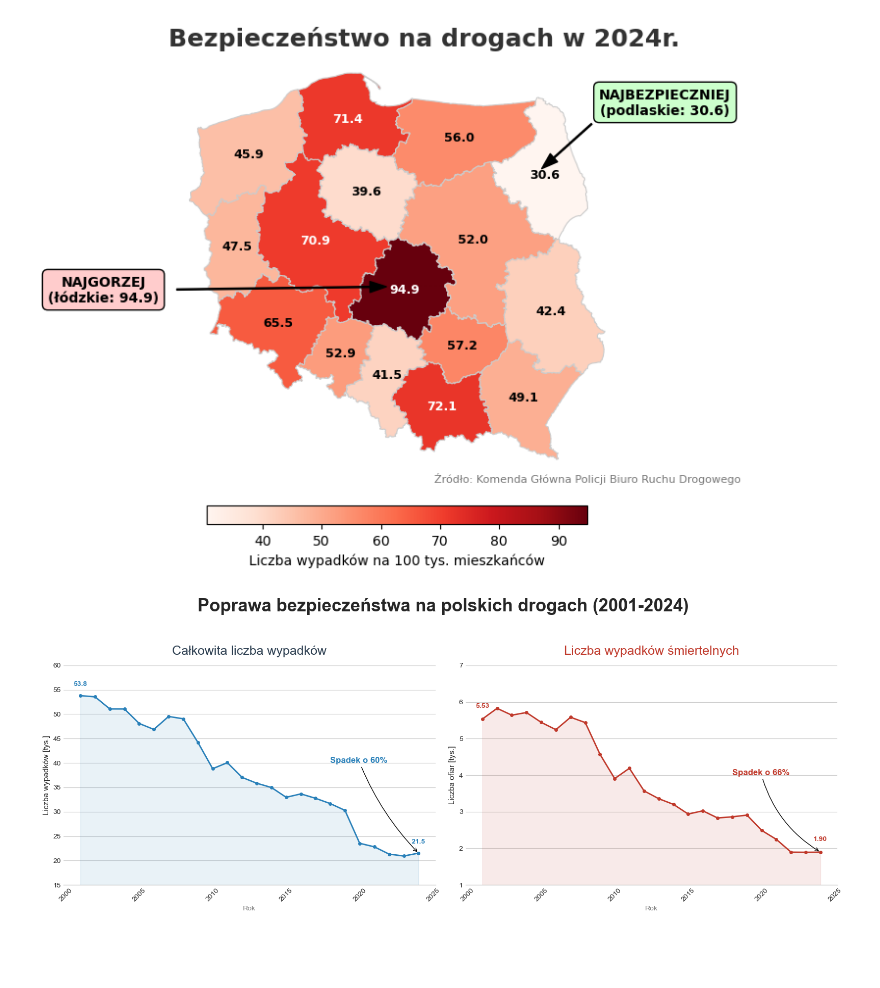
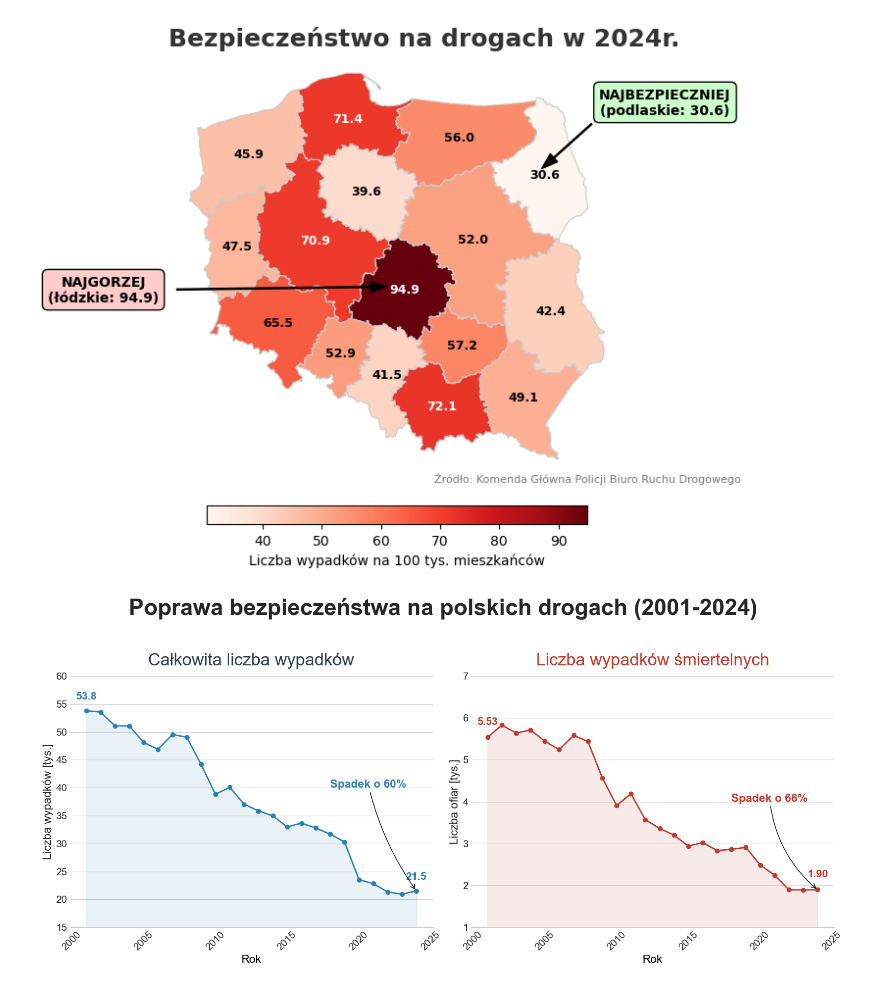
Before and after one commit to JankData/car-accidents-visualizations, a Jupyter notebook: notebooks/ProjektWizualizacja.ipynb, the cells around one changed output. Saved outputs shown, nothing was run; the diff lists cells and outputs as text; code cells hidden in the pictures; blank space fills up the shorter version.

```diff
--- a/notebooks/ProjektWizualizacja.ipynb
+++ b/notebooks/ProjektWizualizacja.ipynb
@@ -109,65 +109,66 @@ y2 = [i / 1000 for i in l_wypadkow_smiertelnych]
 plt.style.use('seaborn-v0_8-whitegrid')
 plt.rcParams['font.family'] = 'sans-serif'
 
-fig, axs = plt.subplots(1, 2, figsize=(16, 6))
-fig.suptitle('Poprawa bezpieczeństwa na polskich drogach (2001-2024)', fontsize=25, fontweight='bold', y=1.05)
+fig, axs = plt.subplots(1, 2, figsize=(16, 7))
+fig.suptitle('Poprawa bezpieczeństwa na polskich drogach (2001-2024)', fontsize=32, fontweight='bold', y=1.05)
 
 
 ax1 = axs[0]
-ax1.plot(rok, y1, color='#2980b9', linewidth=2, marker='o', markersize=4)
+ax1.plot(rok, y1, color='#2980b9', linewidth=2, marker='o', markersize=6)
 ax1.fill_between(rok, y1, color='#2980b9', alpha=0.1)
 
-ax1.set_title('Całkowita liczba wypadków', fontsize=18, color='#2c3e50', pad=15)
+ax1.set_title('Całkowita liczba wypadków', fontsize=24, color='#2c3e50', pad=15)
 ax1.set_ylim(15, 60)
-ax1.set_ylabel('Liczba wypadków [tys.]', fontsize=11)
+ax1.set_ylabel('Liczba wypadków [tys.]', fontsize=16)
 ax1.grid(axis='x', alpha=0)
 
 
-ax1.text(2001, y1[0] + 2, f'{y1[0]:.1f}', ha='center', color='#2980b9', fontweight='bold')
-ax1.text(2024, y1[-1] + 2, f'{y1[-1]:.1f}', ha='center', color='#2980b9', fontweight='bold')
+ax1.text(2001, y1[0] + 2, f'{y1[0]:.1f}', ha='center', color='#2980b9', fontweight='bold',fontsize=15)
+ax1.text(2024, y1[-1] + 2, f'{y1[-1]:.1f}', ha='center', color='#2980b9', fontweight='bold',fontsize=15)
 
 
 spadek_proc1 = ((l_wypadkow[0] - l_wypadkow[-1]) / l_wypadkow[0]) * 100
 ax1.annotate(f'Spadek o {spadek_proc1:.0f}%',
              xy=(2024, y1[-1]),
              xytext=(2018, 40),
              arrowprops=dict(facecolor='black', arrowstyle='->', connectionstyle="arc3,rad=+0.1"),
-             fontsize=12, fontweight='bold', color='#2980b9')
+             fontsize=16, fontweight='bold', color='#2980b9')
 
 
 
 ax2 = axs[1]
-ax2.plot(rok, y2, color='#c0392b', linewidth=2, marker='o', markersize=4)
+ax2.plot(rok, y2, color='#c0392b', linewidth=2, marker='o', markersize=6)
 ax2.fill_between(rok, y2, color='#c0392b', alpha=0.1)
 
-ax2.set_title('Liczba wypadków śmiertelnych', fontsize=18, color='#c0392b', pad=15)
+ax2.set_title('Liczba wypadków śmiertelnych', fontsize=24, color='#c0392b', pad=15)
 ax2.set_ylim(1, 7)
-ax2.set_ylabel('Liczba ofiar [tys.]', fontsize=11)
+ax2.set_ylabel('Liczba ofiar [tys.]', fontsize=16)
 ax2.grid(axis='x', alpha=0)
 
 
 spadek_proc2 = ((l_wypadkow_smiertelnych[0] - l_wypadkow_smiertelnych[-1]) / l_wypadkow_smiertelnych[0]) * 100
 ax2.annotate(f'Spadek o {spadek_proc2:.0f}%',
              xy=(2024, y2[-1]),
              xytext=(2018, 4),
              arrowprops=dict(facecolor='black', arrowstyle='->', connectionstyle="arc3,rad=+0.2"),
-             fontsize=12, fontweight='bold', color='#c0392b')
+             fontsize=16, fontweight='bold', color='#c0392b')
 
 
-ax2.text(2001, y2[0] + 0.3, f'{y2[0]:.2f}', ha='center', color='#c0392b', fontweight='bold')
-ax2.text(2024, y2[-1] + 0.3, f'{y2[-1]:.2f}', ha='center', color='#c0392b', fontweight='bold')
+ax2.text(2001, y2[0] + 0.3, f'{y2[0]:.2f}', ha='center', color='#c0392b', fontweight='bold',fontsize=15)
+ax2.text(2024, y2[-1] + 0.3, f'{y2[-1]:.2f}', ha='center', color='#c0392b', fontweight='bold',fontsize=15)
 
 for ax in axs:
-    ax.set_xlabel('Rok', fontsize=10, color='gray')
+    ax.set_xlabel('Rok', fontsize=16, color='black')
     ax.spines['top'].set_visible(False)
     ax.spines['right'].set_visible(False)
     ax.spines['left'].set_visible(False)
-    ax.tick_params(axis='x', rotation=45)
+    ax.tick_params(axis='x', rotation=45,labelsize=14)
+    ax.tick_params(axis='y',labelsize=14)
 
 plt.tight_layout()
 plt.show()
 # %% [output]
-[figure, old version]
+[figure, new version]
 # %%
 import matplotlib.pyplot as plt
 import pandas as pd
```
Also changed, not shown: parts of 1 cell of this notebook.
